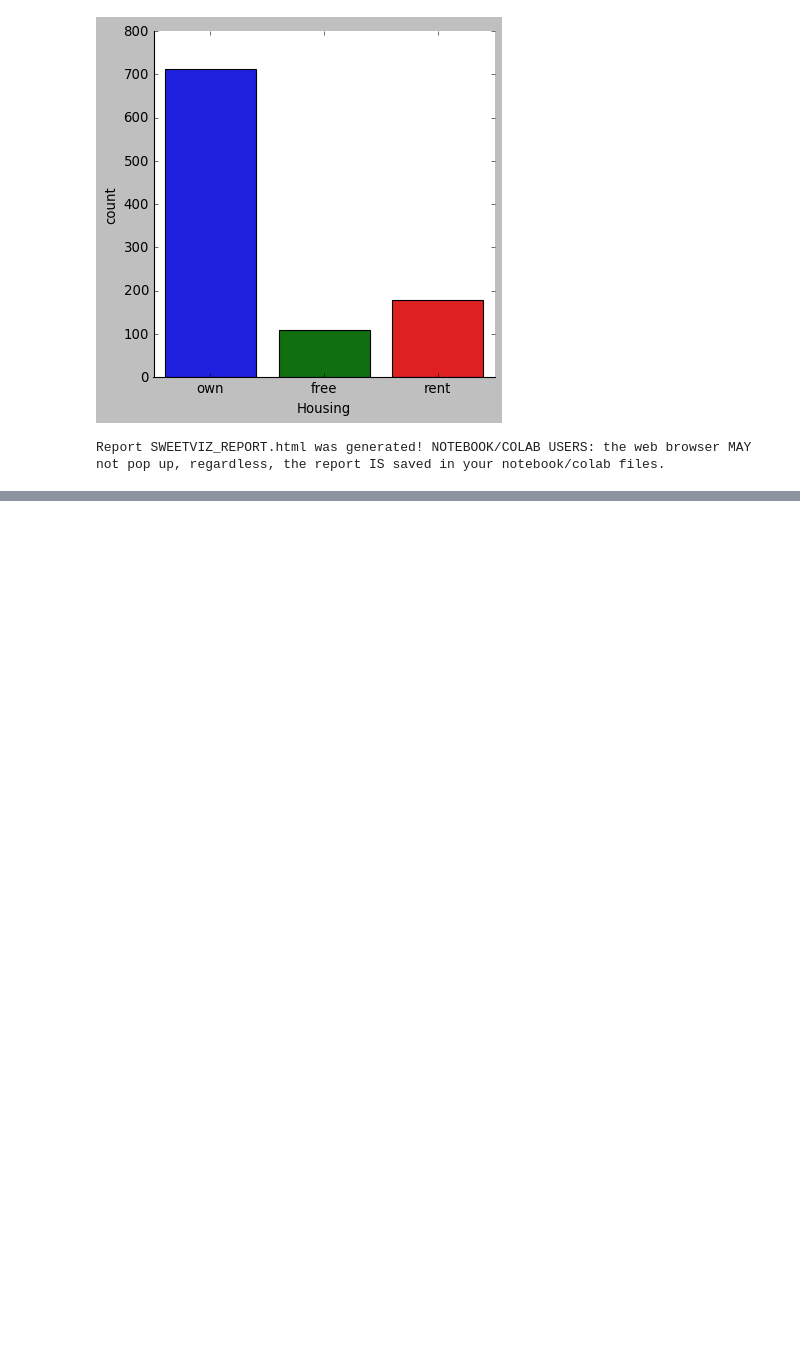
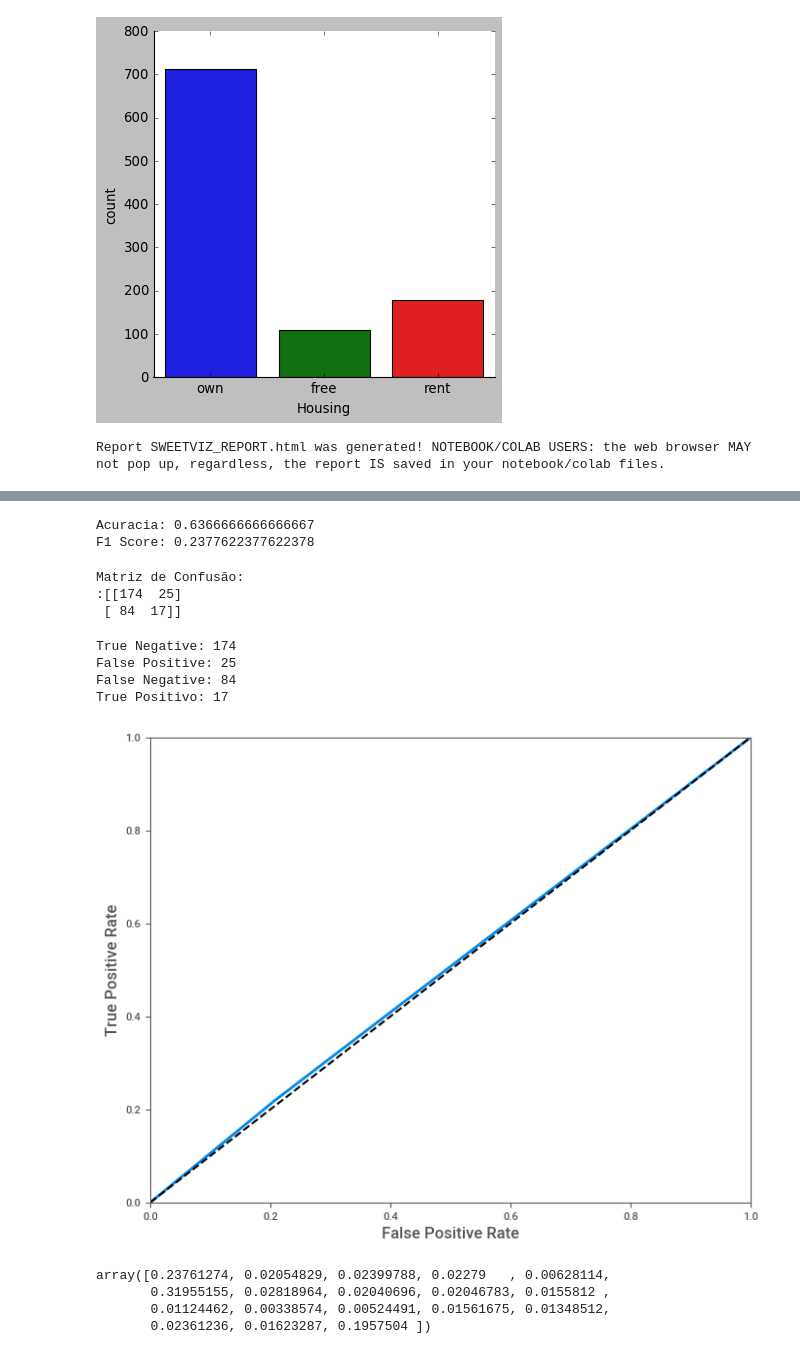
Before and after one commit to igorribeiro21/machine-learning, a Jupyter notebook: MC.ipynb, the cells around one changed output, grey strips where cells are left out. Cells and saved outputs as stored; diff of their text form; code cells hidden in the pictures; blank space fills up the shorter version.

```diff
--- a/MC.ipynb
+++ b/MC.ipynb
@@ -380,0 +415,3 @@ Report SWEETVIZ_REPORT.html was generated! NOTEBOOK/COLAB USERS: the web browser
+# %%
+cat_features = ["Job","Housing","Purpose"]
+num_features = ["Age","Credit amount","Duration"]
@@ -380,0 +435,8 @@ Report SWEETVIZ_REPORT.html was generated! NOTEBOOK/COLAB USERS: the web browser
+# %%
+import category_encoders as ce
+
+encoder = ce.OneHotEncoder(cols=cat_features)
+
+x_train = encoder.fit_transform(x_train)
+
+x_train
@@ -380,0 +457,4 @@ Report SWEETVIZ_REPORT.html was generated! NOTEBOOK/COLAB USERS: the web browser
+# %%
+x_test = encoder.transform(x_test)
+
+x_test.head()
@@ -380,0 +468,3 @@ Report SWEETVIZ_REPORT.html was generated! NOTEBOOK/COLAB USERS: the web browser
+# %%
+clf_RF = RandomForestClassifier()
+clf_RF.fit(x_train,y_train)
@@ -380,0 +493,58 @@ Report SWEETVIZ_REPORT.html was generated! NOTEBOOK/COLAB USERS: the web browser
+# %%
+from sklearn.metrics import accuracy_score
+
+print("Acuracia: " + str(accuracy_score(y_test,y_pred)))
+
+from sklearn.metrics import f1_score
+
+#Indica poucos falsos positivos e falsos negativos, quanto mais próximo de 1,melhor
+print("F1 Score: {}".format(f1_score(y_test,y_pred)))
+# %% [output]
+Acuracia: 0.6366666666666667
+F1 Score: 0.2377622377622378
+# %%
+from sklearn.metrics import confusion_matrix
+
+print("Matriz de Confusão: \n:" + str(confusion_matrix(y_test,y_pred)))
+# %% [output]
+Matriz de Confusão:
+:[[174  25]
+ [ 84  17]]
+# %%
+tn , fp, fn, tp = confusion_matrix(y_test,y_pred).ravel()
+
+print("True Negative: " + str(tn))
+print("False Positive: " + str(fp))
+print("False Negative: " + str(fn))
+print("True Positivo: " + str(tp))
+# %% [output]
+True Negative: 174
+False Positive: 25
+False Negative: 84
+True Positivo: 17
+# %%
+#CURVA ROC: calcula fpr e tpr para vários limiares
+from sklearn.metrics import roc_curve
+from sklearn.model_selection import cross_val_predict
+
+y_scores = cross_val_predict(clf_RF,x_test,y_test)
+
+fpr,tpr,thresholds = roc_curve(y_test,y_scores)
+
+def plot_roc_curve(fpr,tpr,label=None):
+    plt.plot(fpr,tpr,linewidth=2,label=label)
+    plt.plot([0,1],[0,1],"k--")
+    plt.axis([0,1,0,1])
+    plt.xlabel("False Positive Rate")
+    plt.ylabel("True Positive Rate")
+
+plot_roc_curve(fpr,tpr)
+# %% [output]
+[figure, added]
+# %%
+clf_RF.feature_importances_
+# %% [output]
+array([0.23761274, 0.02054829, 0.02399788, 0.02279   , 0.00628114,
+       0.31955155, 0.02818964, 0.02040696, 0.02046783, 0.0155812 ,
+       0.01124462, 0.00338574, 0.00524491, 0.01561675, 0.01348512,
+       0.02361236, 0.01623287, 0.1957504 ])
```
Also changed, not shown: parts of 16 cells of this notebook, 2 other files.
